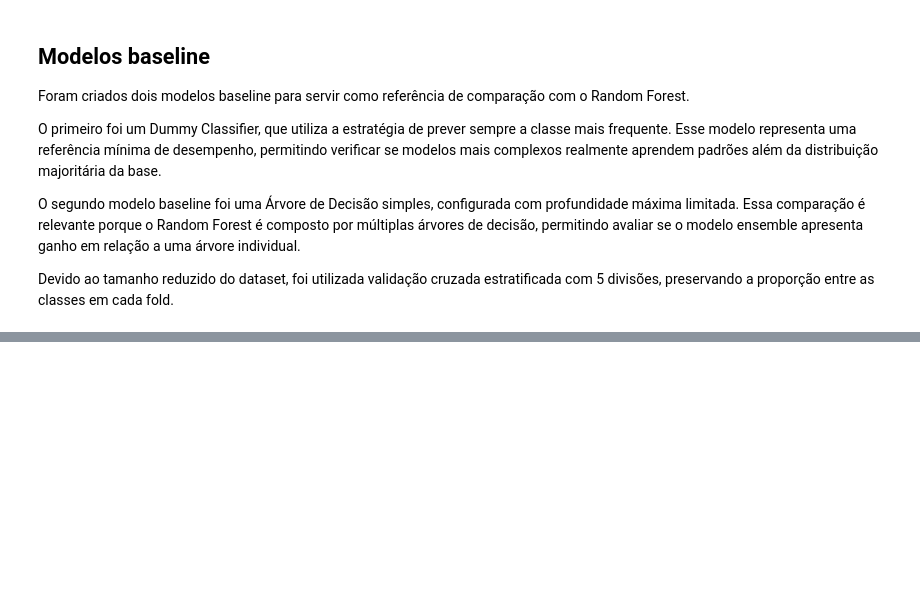
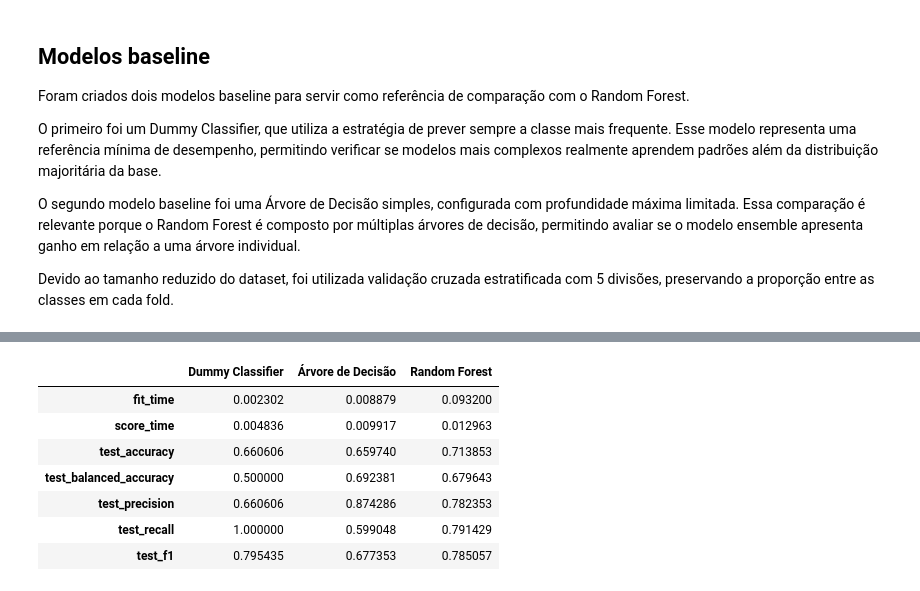
Before and after one commit to pablocosme/Projeto_Residuos_Dentarios_IA, a Jupyter notebook: eda.ipynb, the cells around one changed output, grey strips where cells are left out. Drawn from its saved outputs; the diff is of its cells as text; code cells hidden in the pictures; blank space fills up the shorter version.

Commit message:
Treinamento com Random Forest.

```diff
--- a/eda.ipynb
+++ b/eda.ipynb
@@ -466,3 +466,25 @@ O primeiro foi um Dummy Classifier, que utiliza a estratégia de prever sempre a
 O segundo modelo baseline foi uma Árvore de Decisão simples, configurada com profundidade máxima limitada. Essa comparação é relevante porque o Random Forest é composto por múltiplas árvores de decisão, permitindo avaliar se o modelo ensemble apresenta ganho em relação a uma árvore individual.
 
 Devido ao tamanho reduzido do dataset, foi utilizada validação cruzada estratificada com 5 divisões, preservando a proporção entre as classes em cada fold.
+# %%
+from sklearn.ensemble import RandomForestClassifier
+
+random_forest_model = Pipeline(steps=[
+    ("preprocessamento", preprocessador),
+    ("modelo", RandomForestClassifier(
+        n_estimators=100,
+        random_state=42,
+        class_weight="balanced"
+    ))
+])
+# %%
+resultados_random_forest = cross_validate(
+    random_forest_model,
+    X,
+    y,
+    cv=cv,
+    scoring=["accuracy", "balanced_accuracy", "precision", "recall", "f1"],
+    return_train_score=False
+)
+
+pd.DataFrame(resultados_random_forest).mean()
@@ -468,0 +500,17 @@ Devido ao tamanho reduzido do dataset, foi utilizada validação cruzada estrati
+# %%
+resumo_modelos = pd.DataFrame({
+    "Dummy Classifier": pd.DataFrame(resultados_dummy).mean(),
+    "Árvore de Decisão": pd.DataFrame(resultados_arvore).mean(),
+    "Random Forest": pd.DataFrame(resultados_random_forest).mean()
+})
+
+resumo_modelos
+# %% [output]
+|  | Dummy Classifier | Árvore de Decisão | Random Forest |
+| fit_time | 0.002302 | 0.008879 | 0.093200 |
+| score_time | 0.004836 | 0.009917 | 0.012963 |
+| test_accuracy | 0.660606 | 0.659740 | 0.713853 |
+| test_balanced_accuracy | 0.500000 | 0.692381 | 0.679643 |
+| test_precision | 0.660606 | 0.874286 | 0.782353 |
+| test_recall | 1.000000 | 0.599048 | 0.791429 |
+| test_f1 | 0.795435 | 0.677353 | 0.785057 |
```
Also changed, not shown: parts of 2 cells of this notebook.
